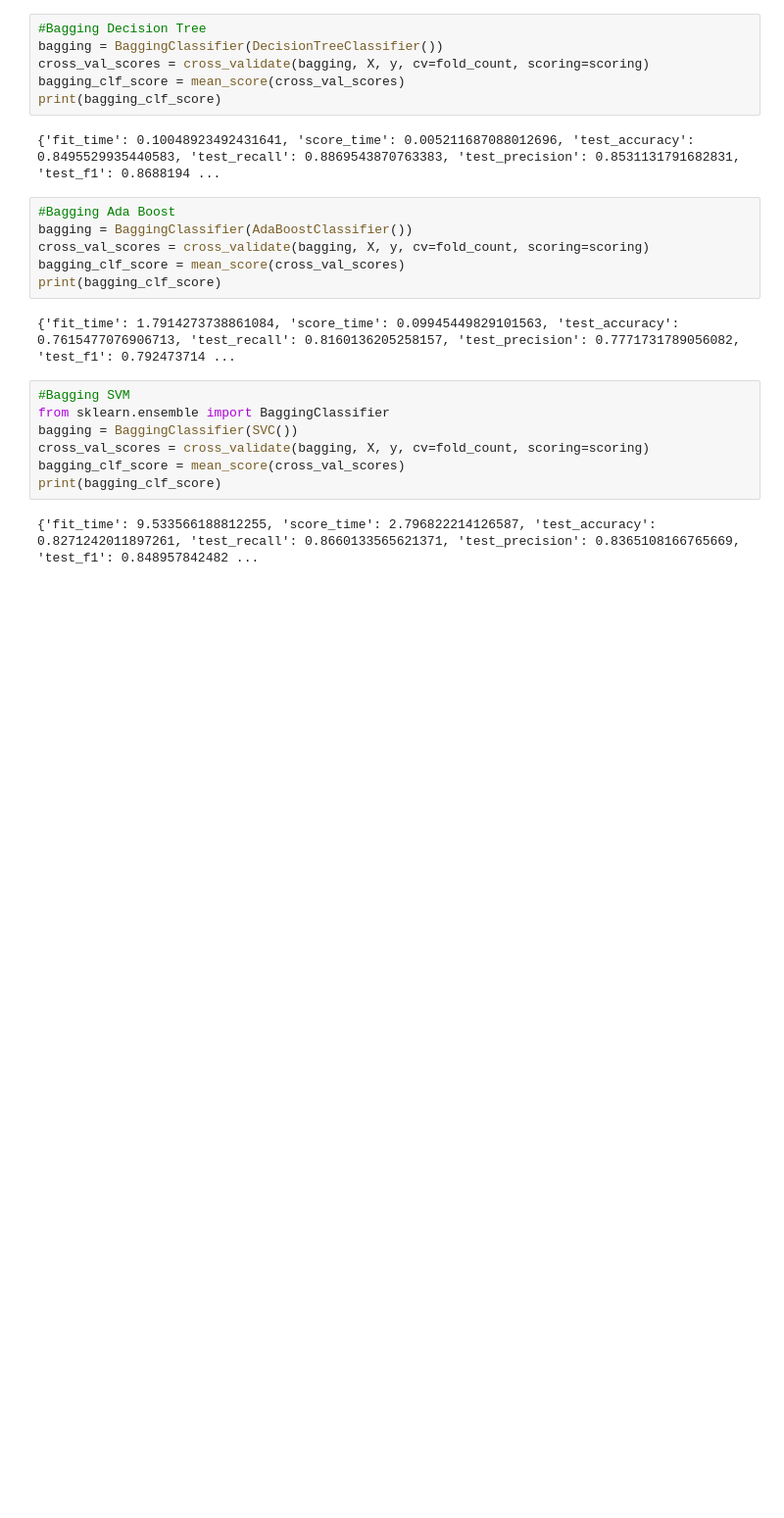
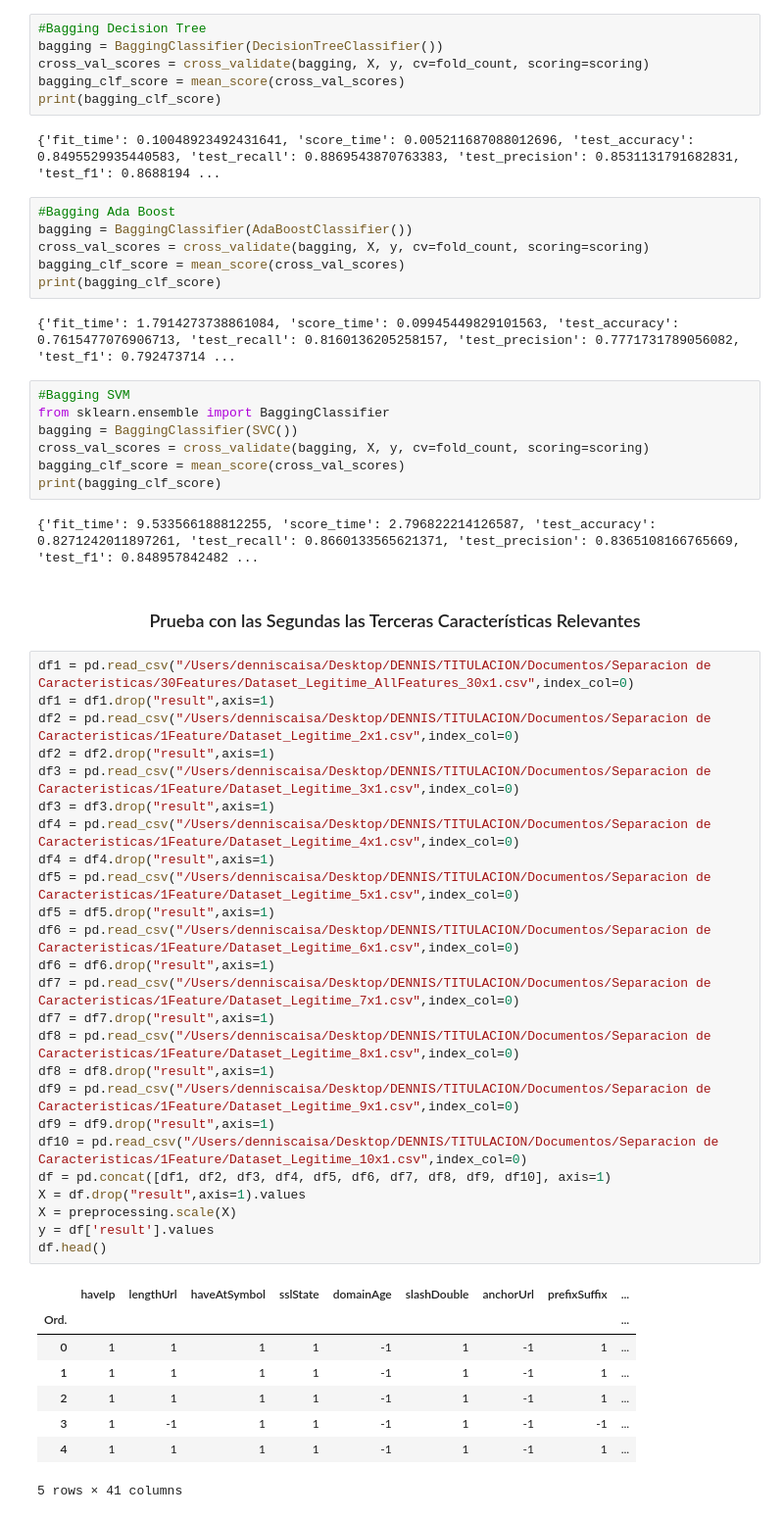
Before and after one commit to Denniss2C/ids-phishing-main, a Jupyter notebook: selección modelo/Modelos prueba características.ipynb, the cells around one changed output. Shown: that part at 98% size. Cells and saved outputs as stored; diff of their text form; blank space fills up the shorter version.

```diff
--- a/selección modelo/Modelos prueba características.ipynb
+++ b/selección modelo/Modelos prueba características.ipynb
@@ -608,3 +609,39 @@ bagging_clf_score = mean_score(cross_val_scores)
 print(bagging_clf_score)
 # %% [output]
 {'fit_time': 9.533566188812255, 'score_time': 2.796822214126587, 'test_accuracy': 0.8271242011897261, 'test_recall': 0.8660133565621371, 'test_precision': 0.8365108166765669, 'test_f1': 0.848957842482 ...
+# %% [markdown]
+<h3 align="center">Prueba con las Segundas las Terceras Características Relevantes</h3>
+# %%
+df1 = pd.read_csv("/Users/denniscaisa/Desktop/DENNIS/TITULACION/Documentos/Separacion de Caracteristicas/30Features/Dataset_Legitime_AllFeatures_30x1.csv",index_col=0)
+df1 = df1.drop("result",axis=1)
+df2 = pd.read_csv("/Users/denniscaisa/Desktop/DENNIS/TITULACION/Documentos/Separacion de Caracteristicas/1Feature/Dataset_Legitime_2x1.csv",index_col=0)
+df2 = df2.drop("result",axis=1)
+df3 = pd.read_csv("/Users/denniscaisa/Desktop/DENNIS/TITULACION/Documentos/Separacion de Caracteristicas/1Feature/Dataset_Legitime_3x1.csv",index_col=0)
+df3 = df3.drop("result",axis=1)
+df4 = pd.read_csv("/Users/denniscaisa/Desktop/DENNIS/TITULACION/Documentos/Separacion de Caracteristicas/1Feature/Dataset_Legitime_4x1.csv",index_col=0)
+df4 = df4.drop("result",axis=1)
+df5 = pd.read_csv("/Users/denniscaisa/Desktop/DENNIS/TITULACION/Documentos/Separacion de Caracteristicas/1Feature/Dataset_Legitime_5x1.csv",index_col=0)
+df5 = df5.drop("result",axis=1)
+df6 = pd.read_csv("/Users/denniscaisa/Desktop/DENNIS/TITULACION/Documentos/Separacion de Caracteristicas/1Feature/Dataset_Legitime_6x1.csv",index_col=0)
+df6 = df6.drop("result",axis=1)
+df7 = pd.read_csv("/Users/denniscaisa/Desktop/DENNIS/TITULACION/Documentos/Separacion de Caracteristicas/1Feature/Dataset_Legitime_7x1.csv",index_col=0)
+df7 = df7.drop("result",axis=1)
+df8 = pd.read_csv("/Users/denniscaisa/Desktop/DENNIS/TITULACION/Documentos/Separacion de Caracteristicas/1Feature/Dataset_Legitime_8x1.csv",index_col=0)
+df8 = df8.drop("result",axis=1)
+df9 = pd.read_csv("/Users/denniscaisa/Desktop/DENNIS/TITULACION/Documentos/Separacion de Caracteristicas/1Feature/Dataset_Legitime_9x1.csv",index_col=0)
+df9 = df9.drop("result",axis=1)
+df10 = pd.read_csv("/Users/denniscaisa/Desktop/DENNIS/TITULACION/Documentos/Separacion de Caracteristicas/1Feature/Dataset_Legitime_10x1.csv",index_col=0)
+df = pd.concat([df1, df2, df3, df4, df5, df6, df7, df8, df9, df10], axis=1)
+X = df.drop("result",axis=1).values
+X = preprocessing.scale(X)
+y = df['result'].values
+df.head()
+# %% [output]
+|  | haveIp | lengthUrl | haveAtSymbol | sslState | domainAge | slashDouble | anchorUrl | prefixSuffix | ... |
+| Ord. |  |  |  |  |  |  |  |  | ... |
+| 0 | 1 | 1 | 1 | 1 | -1 | 1 | -1 | 1 | ... |
+| 1 | 1 | 1 | 1 | 1 | -1 | 1 | -1 | 1 | ... |
+| 2 | 1 | 1 | 1 | 1 | -1 | 1 | -1 | 1 | ... |
+| 3 | 1 | -1 | 1 | 1 | -1 | 1 | -1 | -1 | ... |
+| 4 | 1 | 1 | 1 | 1 | -1 | 1 | -1 | 1 | ... |
+5 rows × 41 columns
```
Also changed, not shown: parts of 7 cells of this notebook, 15 other files.
